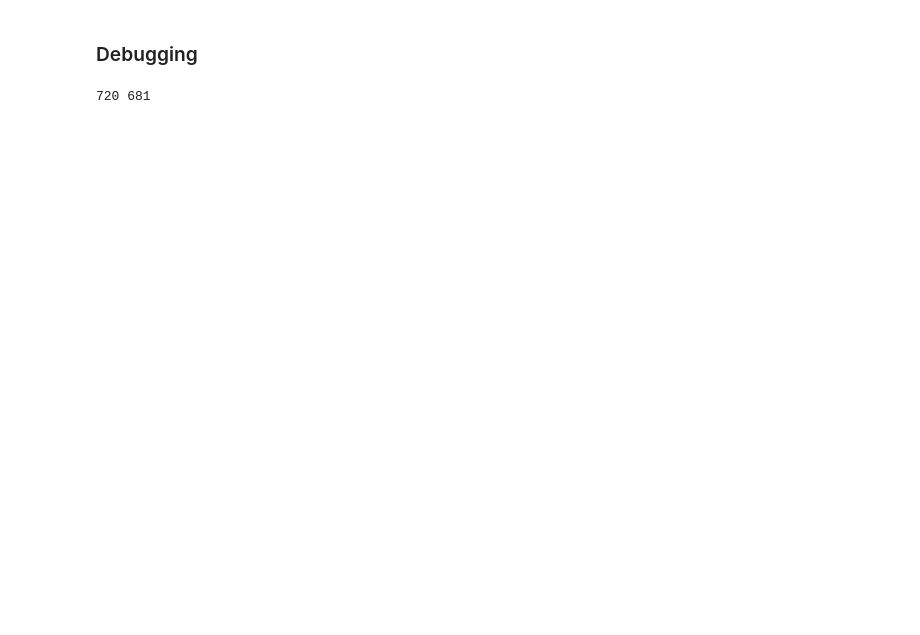
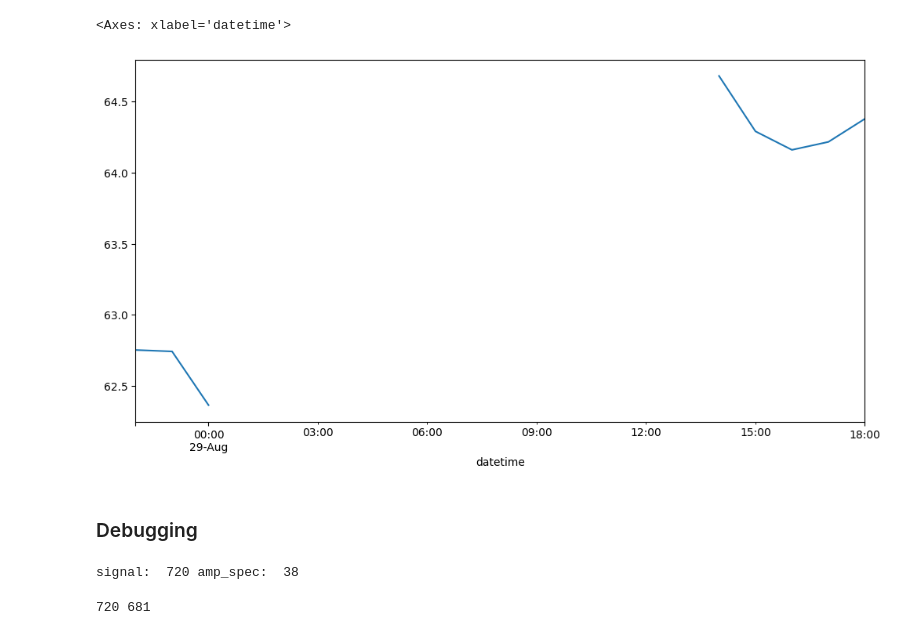
Before and after one commit to mauroc/sqrpi, a Jupyter notebook: dashboard.ipynb, the cells around one changed output. Cells and saved outputs as stored; diff of their text form; code cells hidden in the pictures; blank space fills up the shorter version.

```diff
--- a/dashboard.ipynb
+++ b/dashboard.ipynb
@@ -42,3 +66,8 @@ logs
+# %%
+hourly_logs['humidity'].plot(figsize=[12,6])
+# %% [output]
+<Axes: xlabel='datetime'>
+[figure, added]
 # %% [markdown]
 ### Debugging ###
 # %%
@@ -46,6 +75,9 @@ freqs    = np.load('freqs.npy')
 signal   = np.load('signal.npy')
 amp_spec = np.load('amp_spec.npy')
 heights  = np.load('heights.npy')
+print('signal: ', len(signal), 'amp_spec: ', len(amp_spec))
+# %% [output]
+signal:  720 amp_spec:  38
 # %%
 w=40
 mavg_signal = moving_average(signal,w)
```
Also changed, not shown: parts of 12 cells of this notebook, 2 other files.
